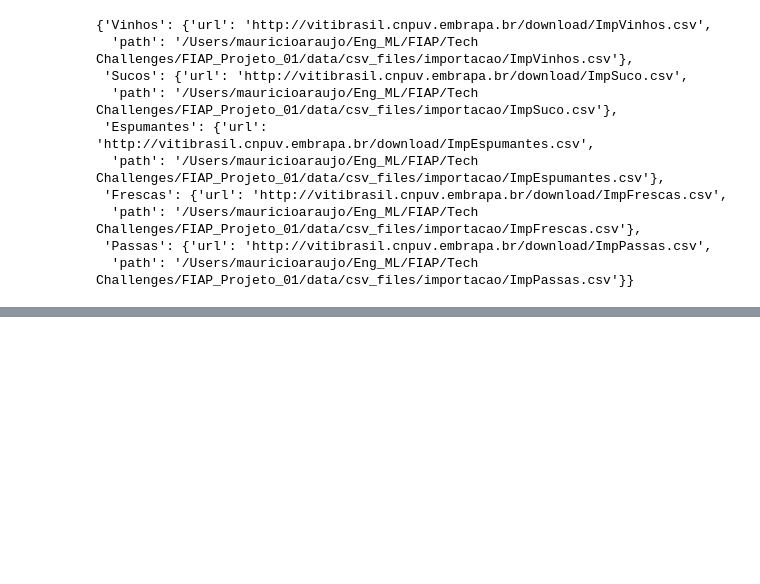
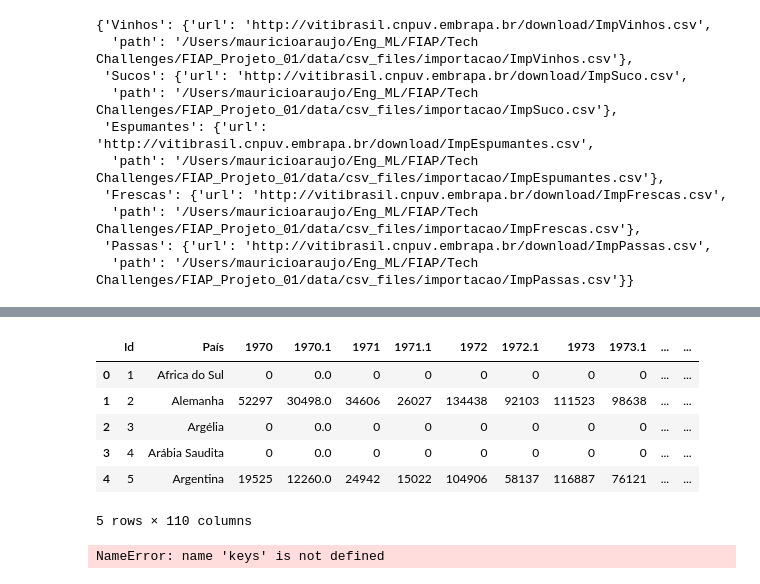
Before and after one commit to gmferratti/FIAP_Projeto_01, a Jupyter notebook: notebooks/mauricio/preprocessing/04_importacao.ipynb, the cells around one changed output, grey strips where cells are left out. Cells and saved outputs as stored; diff of their text form; code cells hidden in the pictures; blank space fills up the shorter version.

```diff
--- a/notebooks/mauricio/preprocessing/04_importacao.ipynb
+++ b/notebooks/mauricio/preprocessing/04_importacao.ipynb
@@ -37,0 +57,10 @@ except Exception as e:
+# %%
+data.head()
+# %% [output]
+|  | Id | País | 1970 | 1970.1 | 1971 | 1971.1 | 1972 | 1972.1 | 1973 | 1973.1 | ... | ... |
+| 0 | 1 | Africa do Sul | 0 | 0.0 | 0 | 0 | 0 | 0 | 0 | 0 | ... | ... |
+| 1 | 2 | Alemanha | 52297 | 30498.0 | 34606 | 26027 | 134438 | 92103 | 111523 | 98638 | ... | ... |
+| 2 | 3 | Argélia | 0 | 0.0 | 0 | 0 | 0 | 0 | 0 | 0 | ... | ... |
+| 3 | 4 | Arábia Saudita | 0 | 0.0 | 0 | 0 | 0 | 0 | 0 | 0 | ... | ... |
+| 4 | 5 | Argentina | 19525 | 12260.0 | 24942 | 15022 | 104906 | 58137 | 116887 | 76121 | ... | ... |
+5 rows × 110 columns
@@ -37,0 +71,37 @@ except Exception as e:
+# %%
+qtd_importadas_df = (
+    data[keys + qtd_importada_cols]
+    .melt(id_vars=keys, var_name="ano", value_name="uvas_importadas_kg")
+    .rename(columns={
+        "Id": "CD_PAIS",
+        "País": "NM_PAIS",
+        "ano": "DT_ANO",
+        "uvas_importadas_kg": "QTD_IMPORTADO_KG"
+    })
+)
+vr_valor_df = (
+    data[keys + valor_cols]
+    .melt(id_vars=keys, var_name="ano", value_name="valor")
+    .rename(columns={
+        "Id": "CD_PAIS",
+        "País": "NM_PAIS",
+        "ano": "DT_ANO",
+        "valor": "VL_VALOR_IMPORTADO_USD"
+    })
+    .assign(DT_ANO= lambda x: x["DT_ANO"].str.split(".").str[0])
+)
+
+
+rf_data = (
+    qtd_importadas_df
+    .merge(vr_valor_df, on=["CD_PAIS", "NM_PAIS", "DT_ANO"])
+    .assign(NM_ITEM=produto_importacao)
+)
+rf_data = (
+    rf_data[
+        ['NM_PAIS', 'DT_ANO', 'NM_ITEM', 'QTD_IMPORTADO_KG', 'VL_VALOR_IMPORTADO_USD']
+    ]
+    .sort_values(['NM_PAIS', 'DT_ANO'])
+)
+# %% [output]
+NameError: name 'keys' is not defined
```
Also changed, not shown: parts of 17 cells of this notebook, 3 other files.
